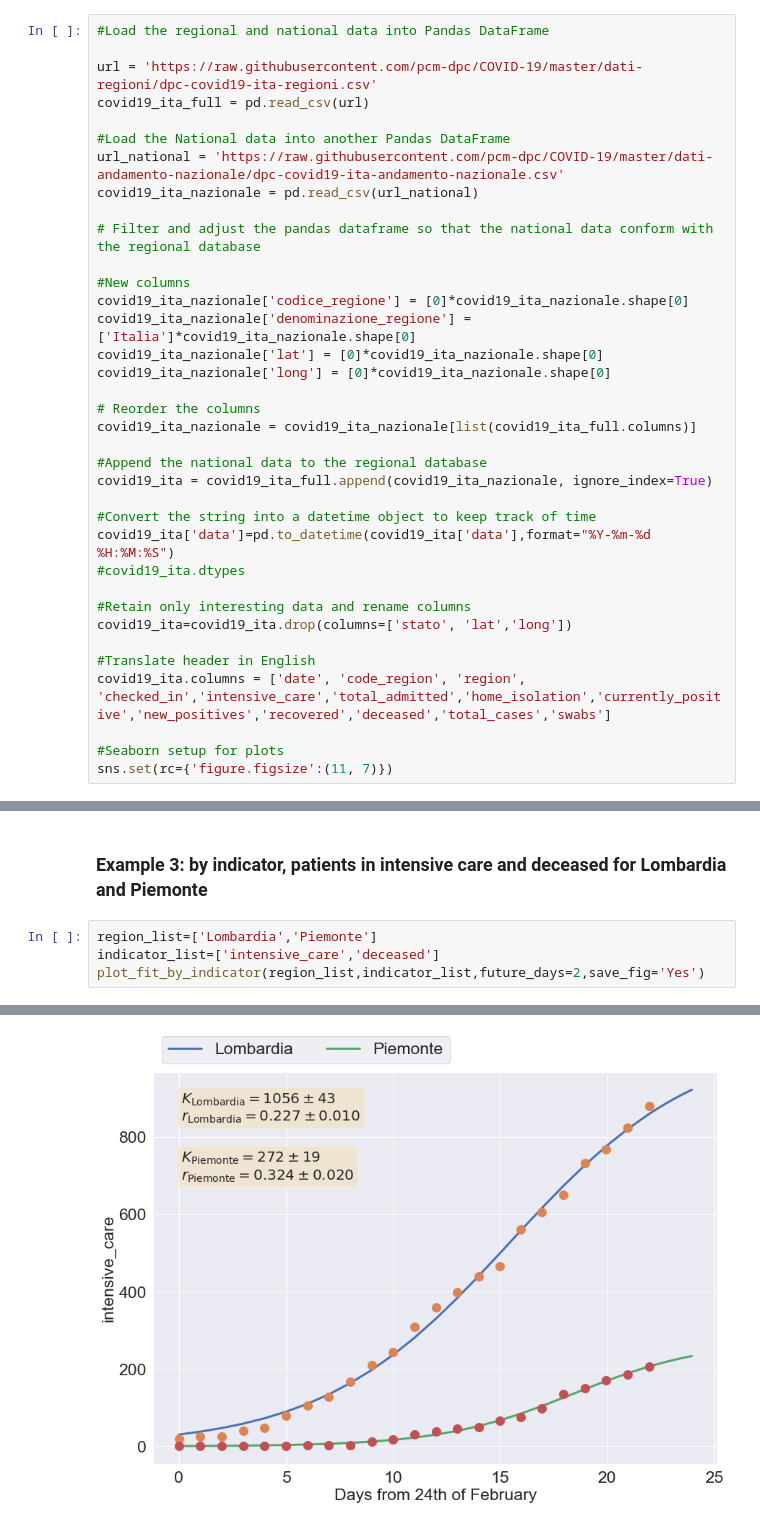
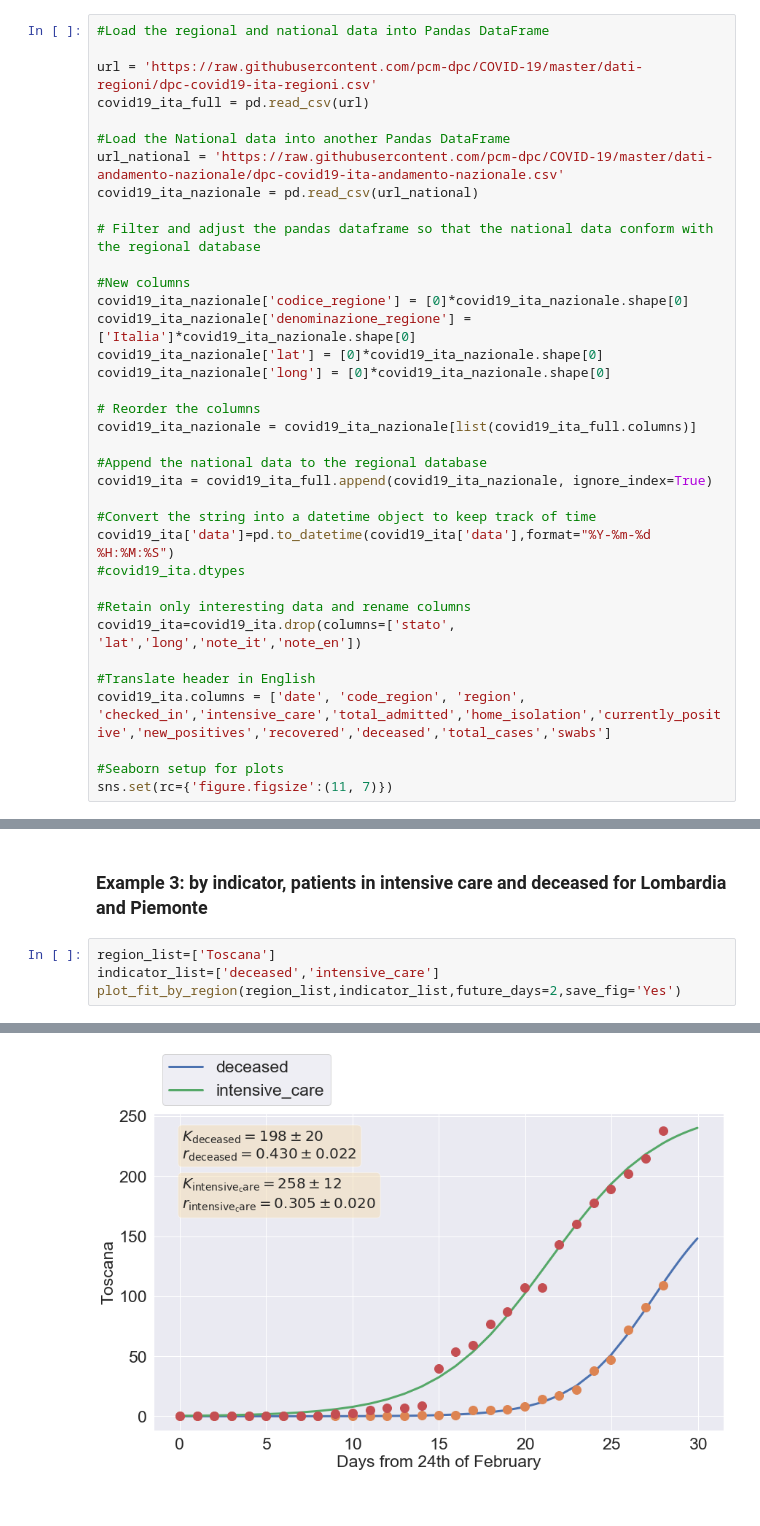
Before and after one commit to fabioanza/COVID19_Italy, a Jupyter notebook: COVID19_Italy_Plots.ipynb, the cells around one changed output, grey strips where cells are left out. Cells and saved outputs as stored; diff of their text form.

```diff
--- a/COVID19_Italy_Plots.ipynb
+++ b/COVID19_Italy_Plots.ipynb
@@ -35,7 +35,7 @@ covid19_ita['data']=pd.to_datetime(covid19_ita['data'],format="%Y-%m-%d %H:%M:%S
 #covid19_ita.dtypes
 
 #Retain only interesting data and rename columns
-covid19_ita=covid19_ita.drop(columns=['stato', 'lat','long'])
+covid19_ita=covid19_ita.drop(columns=['stato', 'lat','long','note_it','note_en'])
 
 #Translate header in English
 covid19_ita.columns = ['date', 'code_region', 'region', 'checked_in','intensive_care','total_admitted','home_isolation','currently_positive','new_positives','recovered','deceased','total_cases','swabs']
@@ -235,7 +262,7 @@ plot_fit_by_region(region_list,indicator_list,future_days=2,save_fig='Yes')
 # %% [markdown]
 ### Example 3: by indicator, patients in intensive care and deceased for Lombardia and Piemonte
 # %%
-region_list=['Lombardia','Piemonte']
-indicator_list=['intensive_care','deceased']
-plot_fit_by_indicator(region_list,indicator_list,future_days=2,save_fig='Yes')
+region_list=['Toscana']
+indicator_list=['deceased','intensive_care']
+plot_fit_by_region(region_list,indicator_list,future_days=2,save_fig='Yes')
 # %% [output]
@@ -258 +277 @@ plot_fit_by_indicator(region_list,indicator_list,future_days=2,save_fig='Yes')
-[figure, old version]
+[figure, new version]
```
Also changed, not shown: parts of 5 cells of this notebook, 1 other file.
